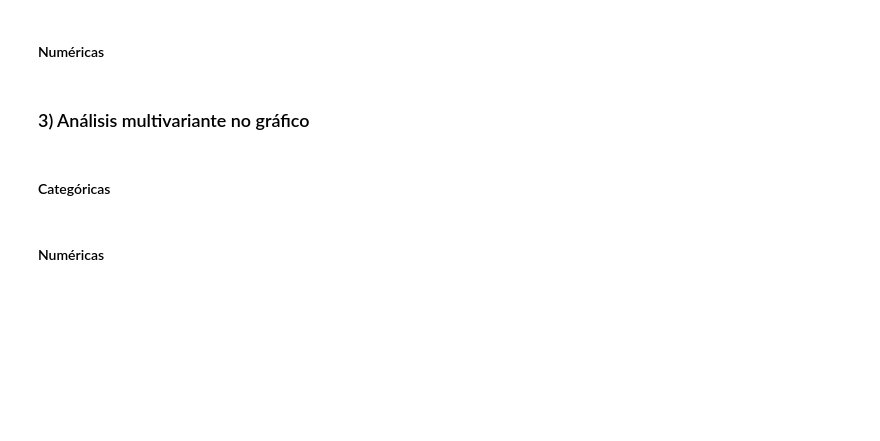
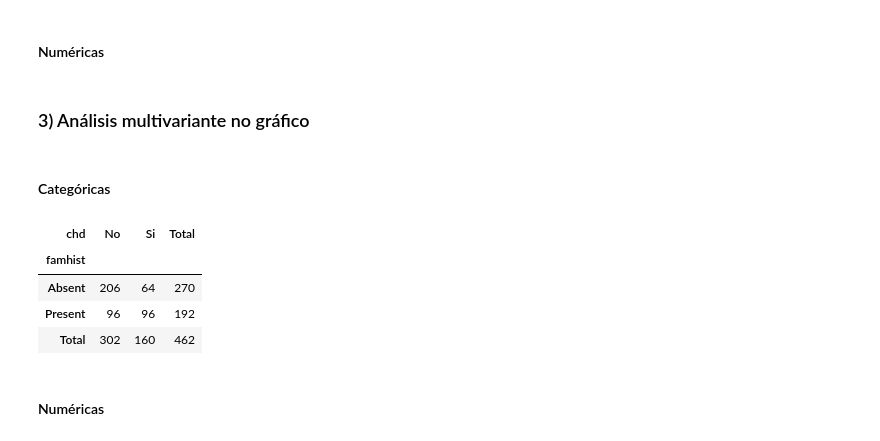
Before and after one commit to samuelcoboscorrea/intro-bio, a Jupyter notebook: P1/Practica1.ipynb, the cells around one changed output. Drawn from its saved outputs; the diff is of its cells as text; code cells hidden in the pictures; blank space fills up the shorter version.

```diff
--- a/P1/Practica1.ipynb
+++ b/P1/Practica1.ipynb
@@ -157,6 +167,16 @@ fig.show()
 #### Categóricas
 # %%
 # Calcula una tabla cruzada para las variables categóricas del dataset
+
+tabla_cruzada = pd.crosstab(index=var_cat['famhist'], columns=var_cat['chd'], margins=True, margins_name='Total')
+
+tabla_cruzada
+# %% [output]
+| chd | No | Si | Total |
+| famhist |  |  |  |
+| Absent | 206 | 64 | 270 |
+| Present | 96 | 96 | 192 |
+| Total | 302 | 160 | 462 |
 # %% [markdown]
 #### Numéricas
 # %%
```
Also changed, not shown: parts of 6 cells of this notebook.
